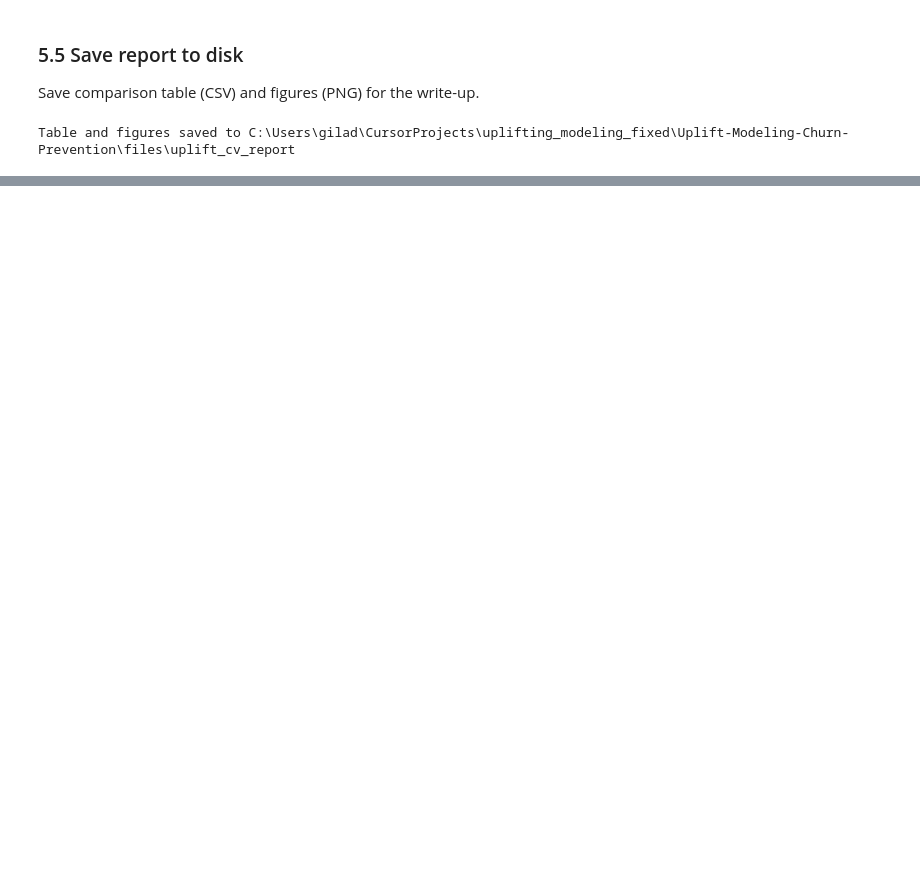
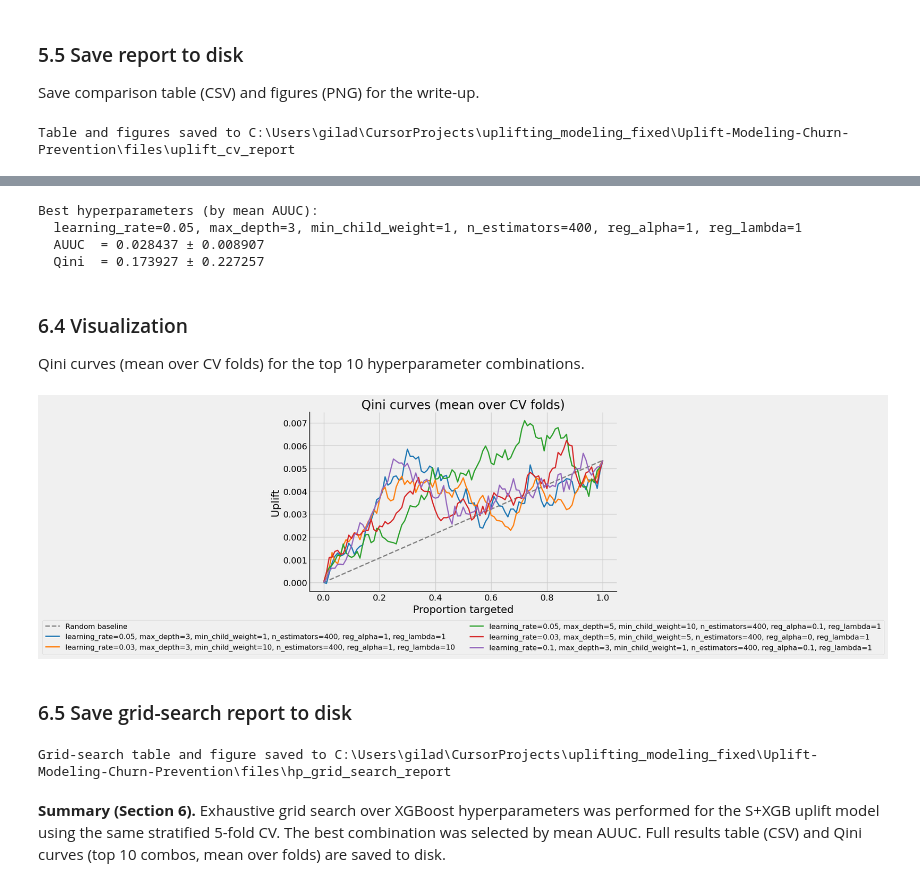
Before and after one commit to Noa-Gilad/Uplift-Modeling-Churn-Prevention, a Jupyter notebook: src/uplift_churn_run.ipynb, the cells around one changed output, grey strips where cells are left out. Saved outputs shown, nothing was run; the diff lists cells and outputs as text; code cells hidden in the pictures; blank space fills up the shorter version.

Commit message:
hyperparameters chosen!

```diff
--- a/src/uplift_churn_run.ipynb
+++ b/src/uplift_churn_run.ipynb
@@ -1068,0 +1109,15 @@ Table and figures saved to C:\Users\gilad\CursorProjects\uplifting_modeling_fixe
+# %%
+%%time
+# Run exhaustive grid search — reuses the same X, y, treatment from Section 5
+grid_results = run_uplift_hp_grid_search(
+    X, y, treatment,
+    meta_key=TUNING_META,
+    base_key=TUNING_BASE,
+    param_grid=HP_GRID,
+    n_splits=N_SPLITS,
+    random_state=RANDOM_STATE,
+    scale_pos_weight=scale_pos_weight,
+    n_curve_points=N_CURVE_POINTS,
+    uplift_k_fracs=[0.05, 0.1, 0.2],
+)
+print(f"\nGrid search complete: {len(grid_results)} fold-level results collected.")
@@ -1068,0 +1146,5 @@ Table and figures saved to C:\Users\gilad\CursorProjects\uplifting_modeling_fixe
+# %%
+# Build and display the comparison table (sorted by mean AUUC descending)
+grid_summary = build_hp_grid_search_table(grid_results)
+print(f"Top 10 of {len(grid_summary)} hyperparameter combinations:\n")
+display(grid_summary.head(10))
@@ -1068,0 +1164,43 @@ Table and figures saved to C:\Users\gilad\CursorProjects\uplifting_modeling_fixe
+# %%
+# Best hyperparameter combination
+best_row = grid_summary.iloc[0]
+print("Best hyperparameters (by mean AUUC):")
+print(f"  {best_row['params_str']}")
+print(f"  AUUC  = {best_row['auuc_mean']:.6f} ± {best_row['auuc_std']:.6f}")
+print(f"  Qini  = {best_row['qini_mean']:.6f} ± {best_row['qini_std']:.6f}")
+# %% [output]
+Best hyperparameters (by mean AUUC):
+  learning_rate=0.05, max_depth=3, min_child_weight=1, n_estimators=400, reg_alpha=1, reg_lambda=1
+  AUUC  = 0.028437 ± 0.008907
+  Qini  = 0.173927 ± 0.227257
+# %% [markdown]
+### 6.4 Visualization
+
+Qini curves (mean over CV folds) for the top 10 hyperparameter combinations.
+# %%
+# Qini curves (mean over CV folds) for top 10 hyperparameter combos
+hp_qini_curves = get_qini_curves_top_hp_combos(
+    X, y, treatment, grid_summary, grid_results,
+    meta_key=TUNING_META, base_key=TUNING_BASE, param_grid=HP_GRID,
+    top_n=5, n_splits=N_SPLITS, random_state=RANDOM_STATE,
+    scale_pos_weight=scale_pos_weight,
+)
+plot_qini_curves_comparison(hp_qini_curves)
+plt.show()
+# %% [output]
+[figure, added]
+# %% [markdown]
+### 6.5 Save grid-search report to disk
+# %%
+HP_REPORT_DIR = FILE_DIR / "hp_grid_search_report"
+save_hp_grid_search_report(
+    grid_summary,
+    table_path=HP_REPORT_DIR / "hp_grid_search_results.csv",
+    figure_dir=HP_REPORT_DIR,
+    qini_curves=hp_qini_curves,
+)
+print(f"Grid-search table and figure saved to {HP_REPORT_DIR}")
+# %% [output]
+Grid-search table and figure saved to C:\Users\gilad\CursorProjects\uplifting_modeling_fixed\Uplift-Modeling-Churn-Prevention\files\hp_grid_search_report
+# %% [markdown]
+**Summary (Section 6).** Exhaustive grid search over XGBoost hyperparameters was performed for the S+XGB uplift model using the same stratified 5-fold CV. The best combination was selected by mean AUUC. Full results table (CSV) and Qini curves (top 10 combos, mean over folds) are saved to disk.
```
Also changed, not shown: parts of 13 cells of this notebook, 1 other file.
